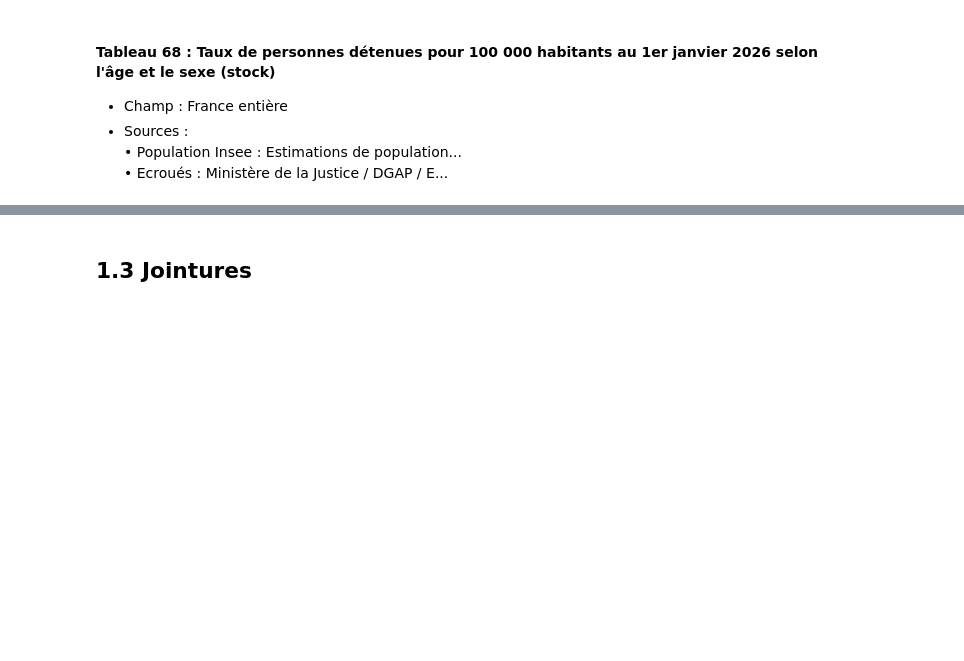
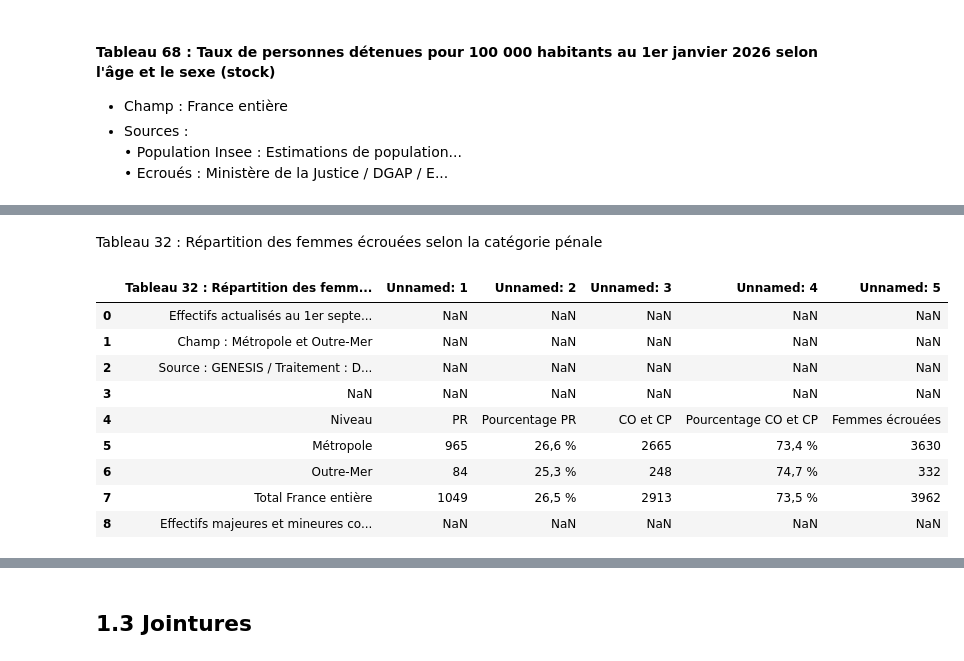
Before and after one commit to lili-dupont/python-for-data-science, a Jupyter notebook: code/notebook.ipynb, the cells around one changed output, grey strips where cells are left out. Saved outputs shown, nothing was run; the diff lists cells and outputs as text; code cells hidden in the pictures; blank space fills up the shorter version.

```diff
--- a/code/notebook.ipynb
+++ b/code/notebook.ipynb
@@ -222,0 +188,15 @@ dico_dfcsv["df68"]
+# %% [markdown]
+Tableau 32 : Répartition des femmes écrouées selon la catégorie pénale
+# %%
+dico_dfcsv["df32"]
+# %% [output]
+|  | Tableau 32 : Répartition des femm... | Unnamed: 1 | Unnamed: 2 | Unnamed: 3 | Unnamed: 4 | Unnamed: 5 |
+| 0 | Effectifs actualisés au 1er septe... | NaN | NaN | NaN | NaN | NaN |
+| 1 | Champ : Métropole et Outre-Mer | NaN | NaN | NaN | NaN | NaN |
+| 2 | Source : GENESIS / Traitement : D... | NaN | NaN | NaN | NaN | NaN |
+| 3 | NaN | NaN | NaN | NaN | NaN | NaN |
+| 4 | Niveau | PR | Pourcentage PR | CO et CP | Pourcentage CO et CP | Femmes écrouées |
+| 5 | Métropole | 965 | 26,6 % | 2665 | 73,4 % | 3630 |
+| 6 | Outre-Mer | 84 | 25,3 % | 248 | 74,7 % | 332 |
+| 7 | Total France entière | 1049 | 26,5 % | 2913 | 73,5 % | 3962 |
+| 8 | Effectifs majeures et mineures co... | NaN | NaN | NaN | NaN | NaN |
```
Also changed, not shown: parts of 20 cells of this notebook, 11 other files.
